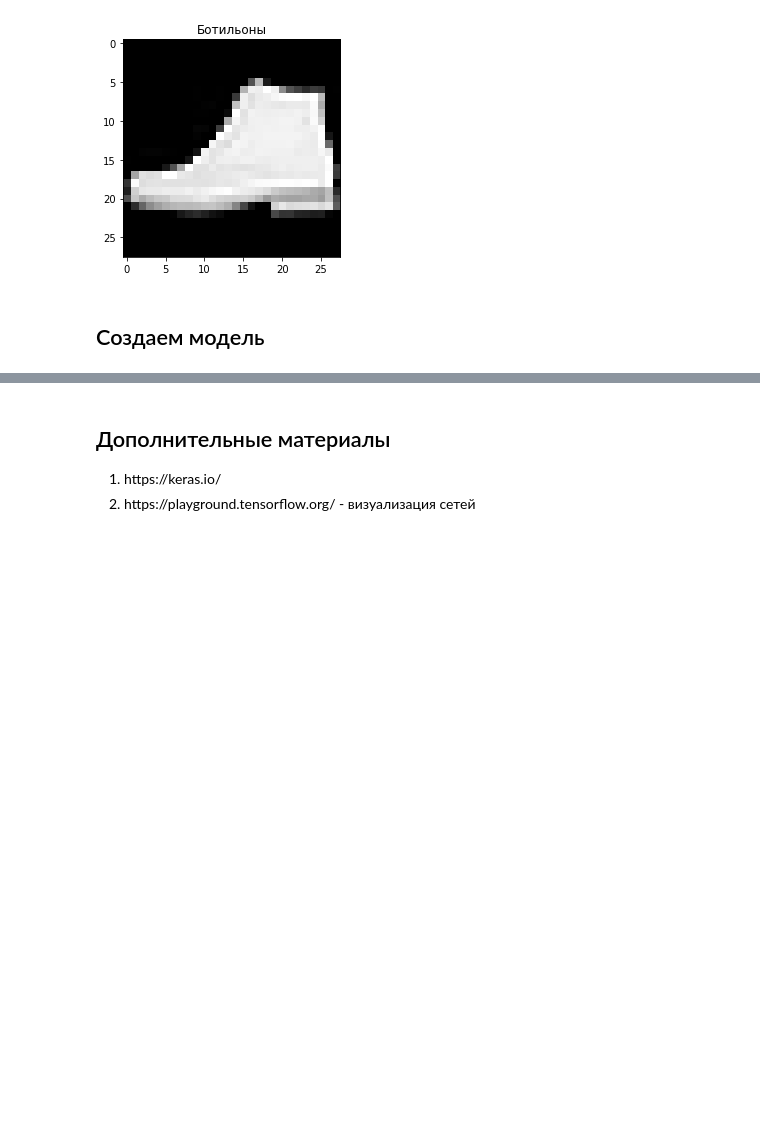
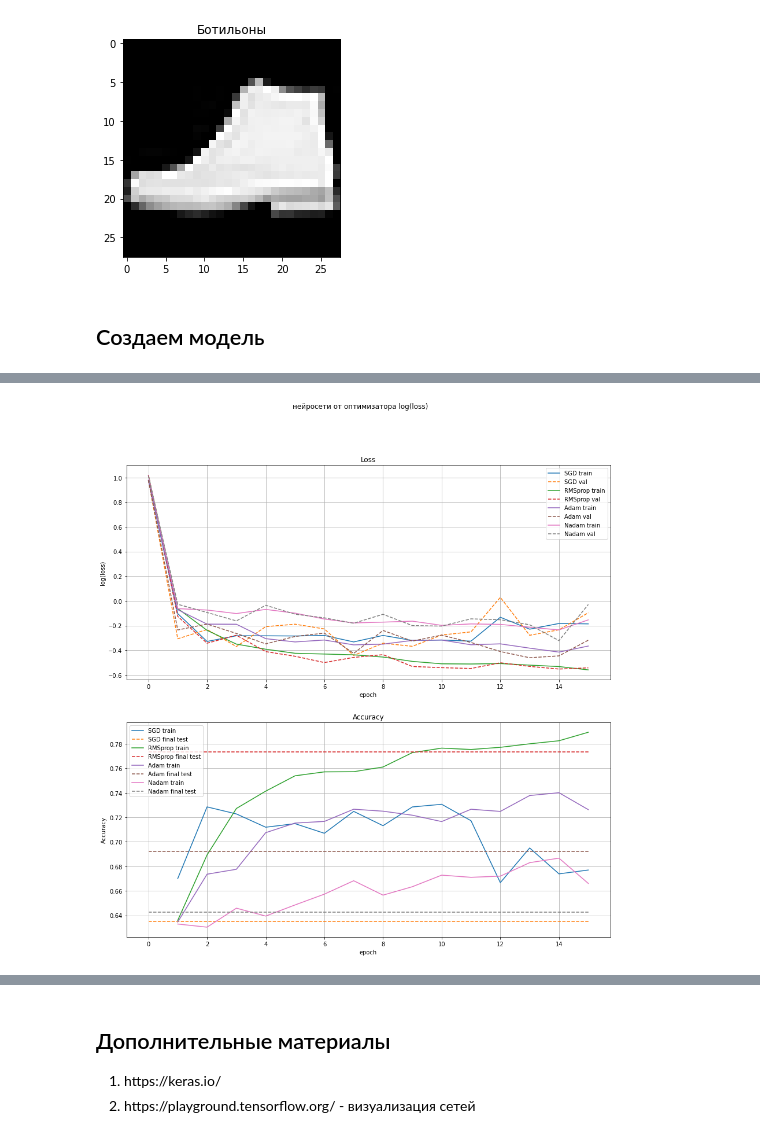
Before and after one commit to IvanBovsunovskiy/introduction_neural_networks, a Jupyter notebook: hw2/HW2_introduction_neural_networks.ipynb, the cells around one changed output, grey strips where cells are left out. Saved outputs shown, nothing was run; the diff lists cells and outputs as text; code cells hidden in the pictures; blank space fills up the shorter version.

```diff
--- a/hw2/HW2_introduction_neural_networks.ipynb
+++ b/hw2/HW2_introduction_neural_networks.ipynb
@@ -358,7 +399,12 @@ model_hw.save_weights('model_hw.h5')
 # загрузить веса модели:
 # model.load_weights('model.h5')
 # %%
-plt.figure(figsize=(16,7))
+#plt.figure(figsize=(16,7))
+fig, axs = plt.subplots(2, figsize=(15,15))
+
+fig.suptitle('нейросети от оптимизатора log(loss)')
+axs[0].set_title('Loss')
+axs[1].set_title('Accuracy')
 
 # число рабочих эпох
 epochs = 15
@@ -368,40 +414,49 @@ epoch = np.arange(epochs+1)
 # будем изменять оптимизаторы
 
 #opt_list = [keras.optimizers.SGD( ),keras.optimizers.Adam( ),keras.optimizers.Nadam( )]
 for i_optim in ['SGD','RMSProp','adam','NAdam']:
   # создаем рабочую модель modeli куда будем загружать эти вес (она должна быть идентичной структуры)
   modeli = Sequential([
                       Flatten(input_shape=[28, 28]),
                       Dense(128, activation='relu', input_shape=(28,28,)),
-                      Dense(110, activation='tanh'),
-                      Dense(100, activation='tanh'),
+                      Dense(210, activation='tanh'),
+                      Dense(190, activation='tanh'),
                       Dense(10, activation='softmax'),
                       ])
-  # загружаем веса modeli.load_weights('model.h5')
+  # загружаем веса modeli.load_weights('model_hw.h5')
   modeli.load_weights('model_hw.h5')
   # компилируем modeli с одним из оптимизаторов
   modeli.compile(
       optimizer=i_optim,
       loss='categorical_crossentropy',
       metrics=['accuracy'],
       )
   # вычисляем ошибку для modeli без обучения
   hh0_tr = modeli.evaluate(train_imagef[:48000,:,:], y_t[:48000], verbose = 0)
   hh0_val = modeli.evaluate(train_imagef[48000:,:,:], y_t[48000:], verbose = 0)
   # проводим обучение модели
   hh = modeli.fit(
                   train_imagef,
                   y_t,
                   epochs=epochs,
                   batch_size=32, validation_split=0.2, verbose = 0
                   )
   # картинки
-  plt.plot(epoch,np.log([hh0_tr[0]]+hh.history['loss']),'-',label = modeli.optimizer.get_config()['name']+' train')
-  plt.plot(epoch,np.log([hh0_val[0]]+hh.history['val_loss']),'--',label = modeli.optimizer.get_config()['name']+' val')
-plt.legend()
-plt.grid('On')
+  test_acc = accuracy_calc(test_imagef, modeli, test_labelf)
+  axs[0].plot(epoch,np.log([hh0_tr[0]]+hh.history['loss']),'-',label = modeli.optimizer.get_config()['name']+' train')
+  axs[0].plot(epoch,np.log([hh0_val[0]]+hh.history['val_loss']),'--',label = modeli.optimizer.get_config()['name']+' val')
+  axs[1].plot(epoch[1:], hh.history['accuracy'],'-',label = modeli.optimizer.get_config()['name']+' train')
+  axs[1].plot(epoch,[test_acc for i in range(len(epoch))],'--',label = modeli.optimizer.get_config()['name']+' final test')
+axs[0].legend()
+axs[0].grid('On')
+axs[1].legend()
+axs[1].grid('On')
 
-plt.title('нейросети от оптимизатора log(loss)')
-plt.xlabel('epoch')
-plt.ylabel('log(loss)')
+#plt.title('нейросети от оптимизатора log(loss)')
+axs[0].set_xlabel('epoch')
+axs[0].set_ylabel('log(loss)')
+axs[1].set_xlabel('epoch')
+axs[1].set_ylabel('Accuracy')
 plt.show()
+# %% [output]
+[figure, added]
```
Also changed, not shown: parts of 22 cells of this notebook.
